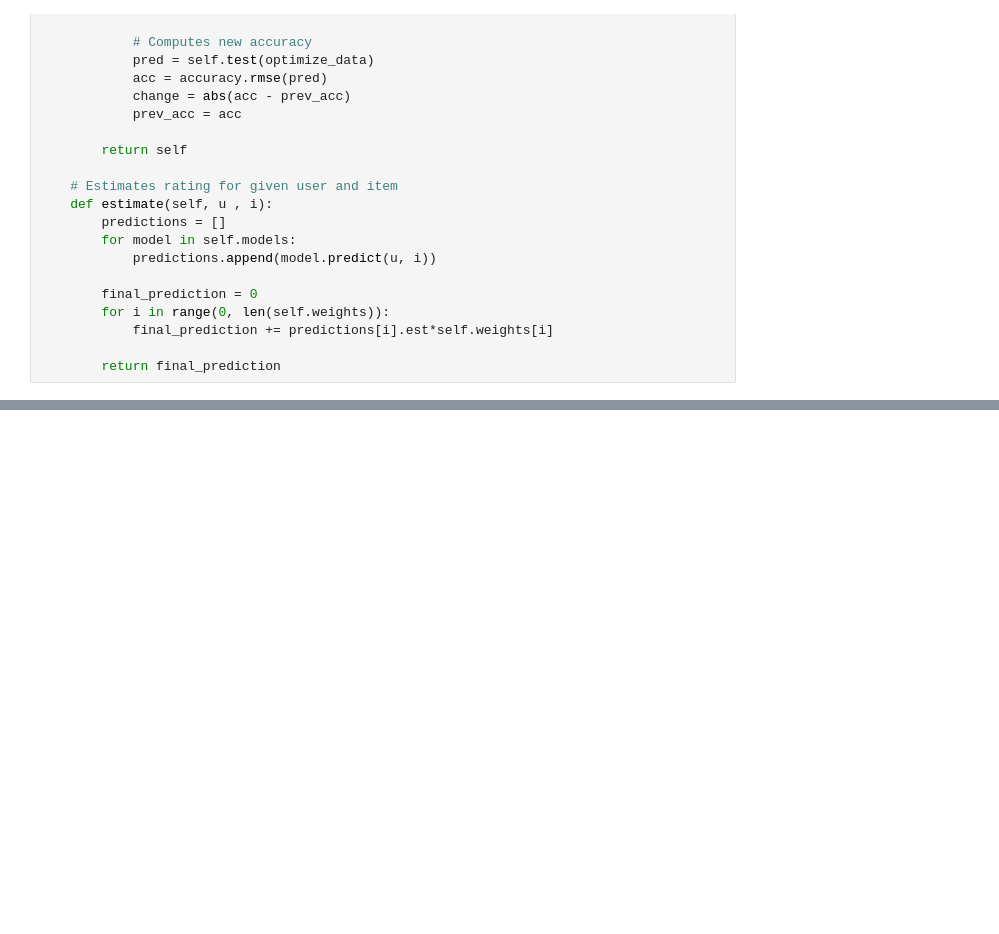
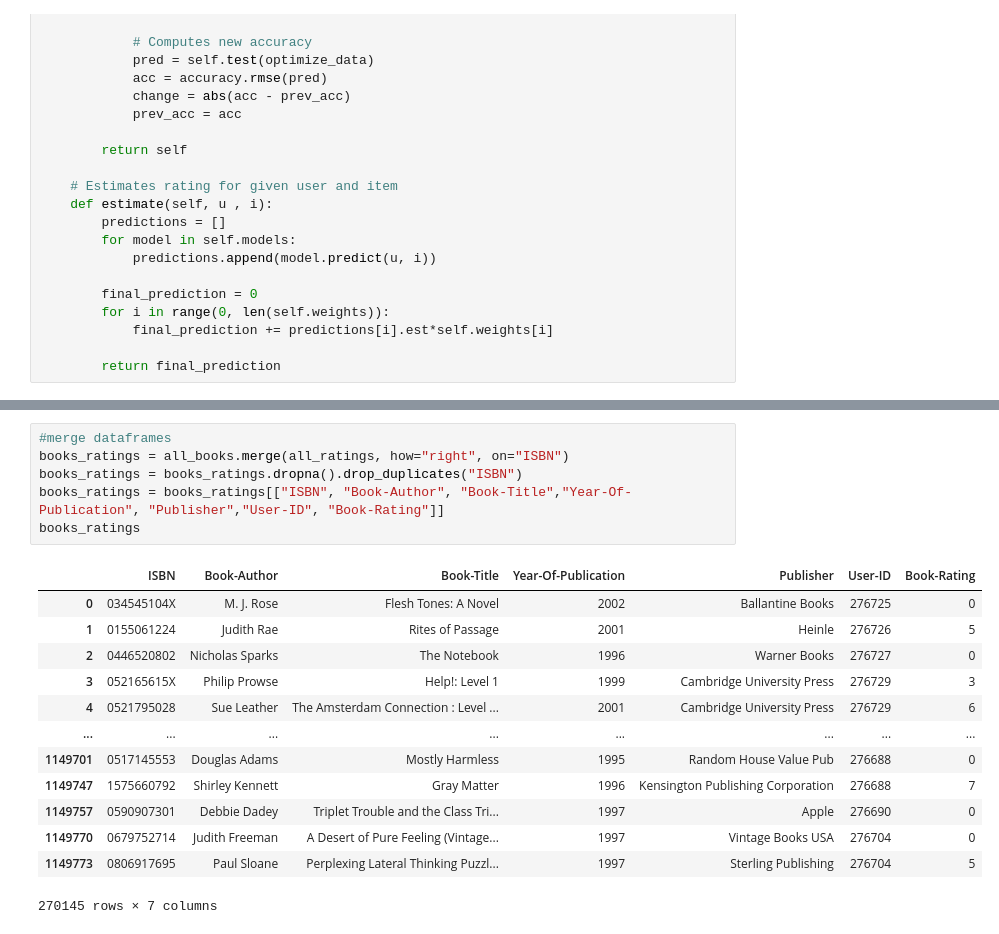
Before and after one commit to Reprodux/CP421_g16_project, a Jupyter notebook: project.ipynb, the cells around one changed output, grey strips where cells are left out. Saved outputs shown, nothing was run; the diff lists cells and outputs as text; blank space fills up the shorter version.

```diff
--- a/project.ipynb
+++ b/project.ipynb
@@ -195,0 +232,20 @@ Llewellyn's 1999 Magical Almanac (Serial)
+# %%
+#merge dataframes
+books_ratings = all_books.merge(all_ratings, how="right", on="ISBN")
+books_ratings = books_ratings.dropna().drop_duplicates("ISBN")
+books_ratings = books_ratings[["ISBN", "Book-Author", "Book-Title","Year-Of-Publication", "Publisher","User-ID", "Book-Rating"]]
+books_ratings
+# %% [output]
+|  | ISBN | Book-Author | Book-Title | Year-Of-Publication | Publisher | User-ID | Book-Rating |
+| 0 | 034545104X | M. J. Rose | Flesh Tones: A Novel | 2002 | Ballantine Books | 276725 | 0 |
+| 1 | 0155061224 | Judith Rae | Rites of Passage | 2001 | Heinle | 276726 | 5 |
+| 2 | 0446520802 | Nicholas Sparks | The Notebook | 1996 | Warner Books | 276727 | 0 |
+| 3 | 052165615X | Philip Prowse | Help!: Level 1 | 1999 | Cambridge University Press | 276729 | 3 |
+| 4 | 0521795028 | Sue Leather | The Amsterdam Connection : Level ... | 2001 | Cambridge University Press | 276729 | 6 |
+| ... | ... | ... | ... | ... | ... | ... | ... |
+| 1149701 | 0517145553 | Douglas Adams | Mostly Harmless | 1995 | Random House Value Pub | 276688 | 0 |
+| 1149747 | 1575660792 | Shirley Kennett | Gray Matter | 1996 | Kensington Publishing Corporation | 276688 | 7 |
+| 1149757 | 0590907301 | Debbie Dadey | Triplet Trouble and the Class Tri... | 1997 | Apple | 276690 | 0 |
+| 1149770 | 0679752714 | Judith Freeman | A Desert of Pure Feeling (Vintage... | 1997 | Vintage Books USA | 276704 | 0 |
+| 1149773 | 0806917695 | Paul Sloane | Perplexing Lateral Thinking Puzzl... | 1997 | Sterling Publishing | 276704 | 5 |
+270145 rows × 7 columns
```
Also changed, not shown: parts of 16 cells of this notebook.
